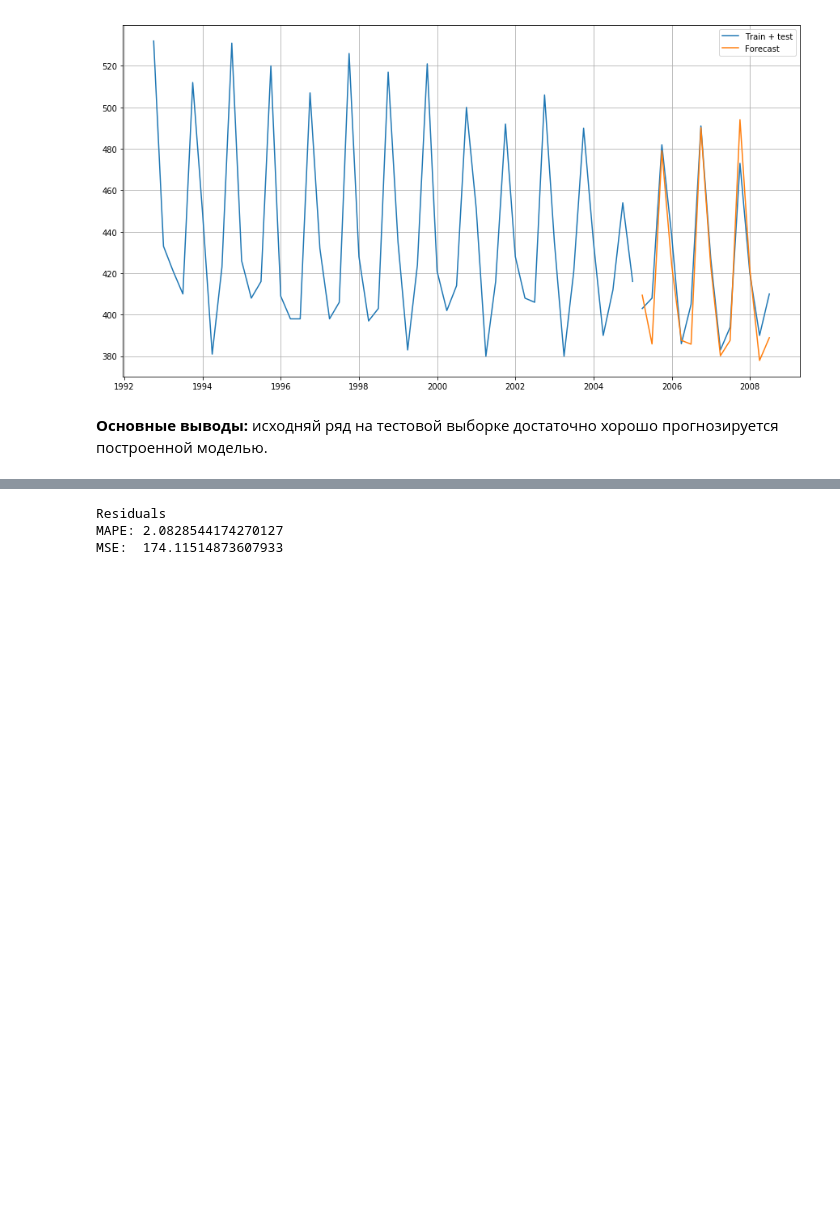
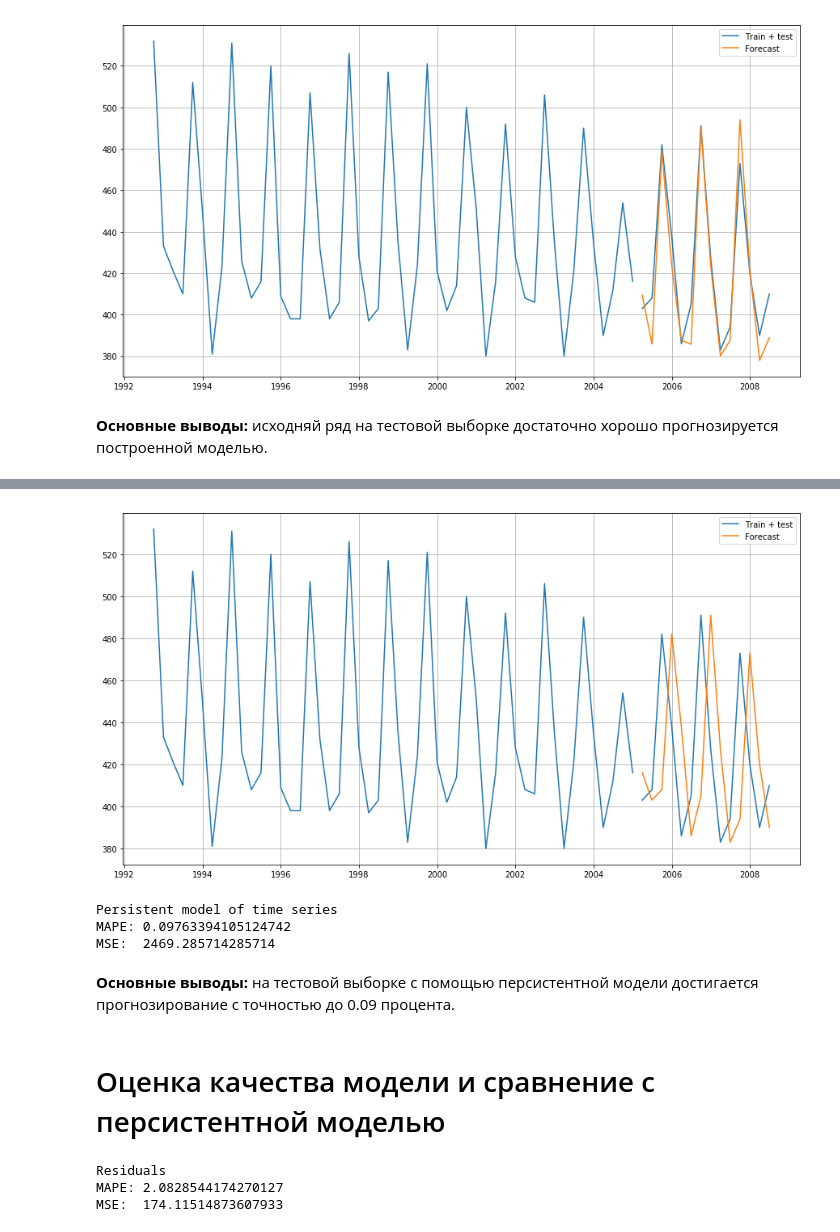
Before and after one commit to GeorgyFirsov/Educational-research-work, a Jupyter notebook: Моделирование и прогноз временного ряда.ipynb, the cells around one changed output, grey strips where cells are left out. Cells and saved outputs as stored; diff of their text form; code cells hidden in the pictures; blank space fills up the shorter version.

```diff
--- a/Моделирование и прогноз временного ряда.ipynb
+++ b/Моделирование и прогноз временного ряда.ipynb
@@ -215,3 +236,26 @@ from src.metrics import (mean_absolute_percentage_error,
+# %%
+forecast_persistent = test.shift().fillna(train.values[-1][0])
+# %%
+plt.plot(train[-train_part_to_plot:], c='C0')
+plt.plot(test, label='Train + test')
+plt.plot(forecast_persistent, label='Forecast')
+plt.legend()
+plt.grid()
+plt.show()
+# %% [output]
+[figure, added]
+# %%
+print('Persistent model of time series\nMAPE: {}\nMSE:  {}'.format(
+    mean_absolute_percentage_error(test, forecast_persistent),
+    mean_squared_error(test, forecast_persistent)))
+# %% [output]
+Persistent model of time series
+MAPE: 0.09763394105124742
+MSE:  2469.285714285714
+# %% [markdown]
+<span class="text_common"><b>Основные выводы:</b> на тестовой выборке с помощью персистентной модели достигается прогнозирование с точностью до 0.09 процента.</span>
+# %% [markdown]
+# Оценка качества модели и сравнение с персистентной моделью
 # %%
 print('Residuals\nMAPE: {}\nMSE:  {}'.format(
     mean_absolute_percentage_error(resid_test, resid_forecast),
```
Also changed, not shown: parts of 7 cells of this notebook.
